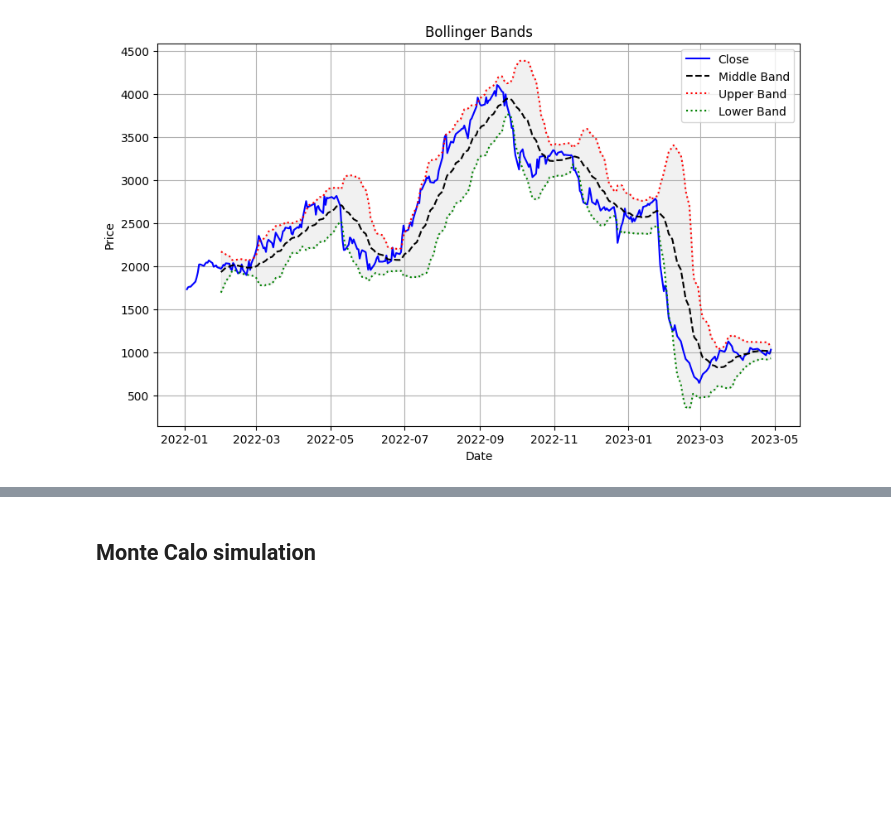
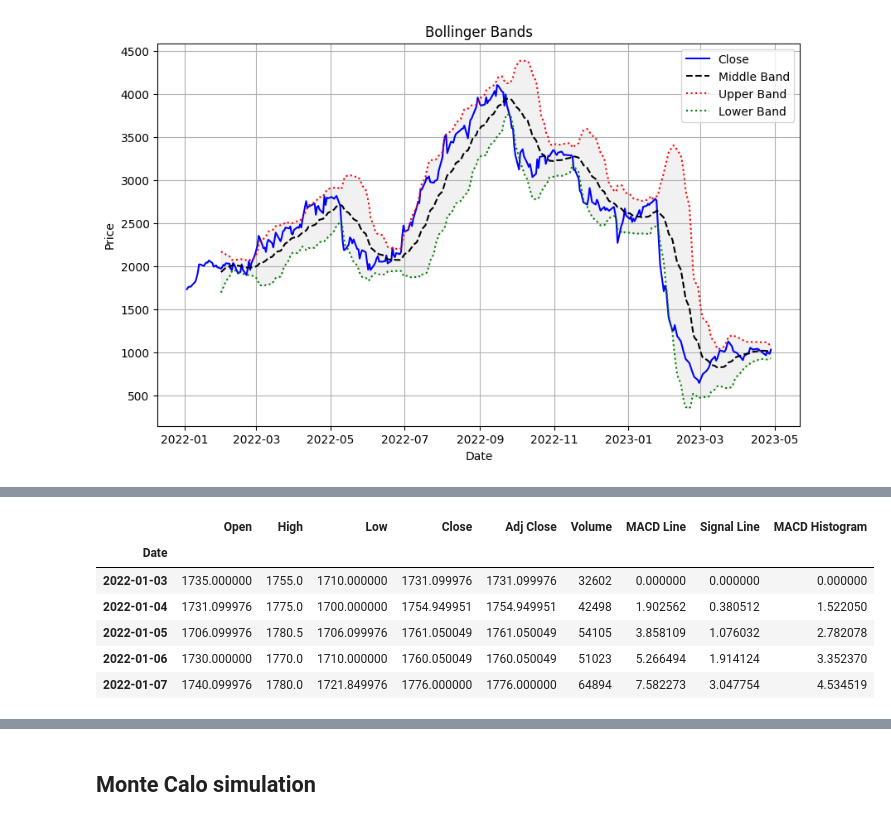
Before and after one commit to arunp77/Machine-Learning, a Jupyter notebook: Projects-ML/Monte-carlo-simulation.ipynb, the cells around one changed output, grey strips where cells are left out. Drawn from its saved outputs; the diff is of its cells as text; code cells hidden in the pictures; blank space fills up the shorter version.

```diff
--- a/Projects-ML/Monte-carlo-simulation.ipynb
+++ b/Projects-ML/Monte-carlo-simulation.ipynb
@@ -1056,0 +1071,40 @@ plt.show()
+# %%
+# Copying the original dataframe
+
+adani_df5 = adani_df0.copy()
+
+# Calculate MACD
+short_period = 12
+long_period = 26
+signal_period = 9
+
+# Calculate the short-term EMA
+ema_short = adani_df5['Close'].ewm(span=short_period, adjust=False).mean()
+
+# Calculate the long-term EMA
+ema_long = adani_df5['Close'].ewm(span=long_period, adjust=False).mean()
+
+# Calculate MACD Line
+macd_line = ema_short - ema_long
+
+# Calculate Signal Line
+signal_line = macd_line.ewm(span=signal_period, adjust=False).mean()
+
+# MACD histogram line
+macd_histogram = macd_line - signal_line
+
+
+# Add MACD Line and Signal Line to DataFrame
+adani_df5['MACD Line'] = macd_line
+adani_df5['Signal Line'] = signal_line
+adani_df5['MACD Histogram'] = macd_histogram
+
+adani_df5.head()
+# %% [output]
+|  | Open | High | Low | Close | Adj Close | Volume | MACD Line | Signal Line | MACD Histogram |
+| Date |  |  |  |  |  |  |  |  |  |
+| 2022-01-03 | 1735.000000 | 1755.0 | 1710.000000 | 1731.099976 | 1731.099976 | 32602 | 0.000000 | 0.000000 | 0.000000 |
+| 2022-01-04 | 1731.099976 | 1775.0 | 1700.000000 | 1754.949951 | 1754.949951 | 42498 | 1.902562 | 0.380512 | 1.522050 |
+| 2022-01-05 | 1706.099976 | 1780.5 | 1706.099976 | 1761.050049 | 1761.050049 | 54105 | 3.858109 | 1.076032 | 2.782078 |
+| 2022-01-06 | 1730.000000 | 1770.0 | 1710.000000 | 1760.050049 | 1760.050049 | 51023 | 5.266494 | 1.914124 | 3.352370 |
+| 2022-01-07 | 1740.099976 | 1780.0 | 1721.849976 | 1776.000000 | 1776.000000 | 64894 | 7.582273 | 3.047754 | 4.534519 |
```
Also changed, not shown: parts of 3 cells of this notebook.
